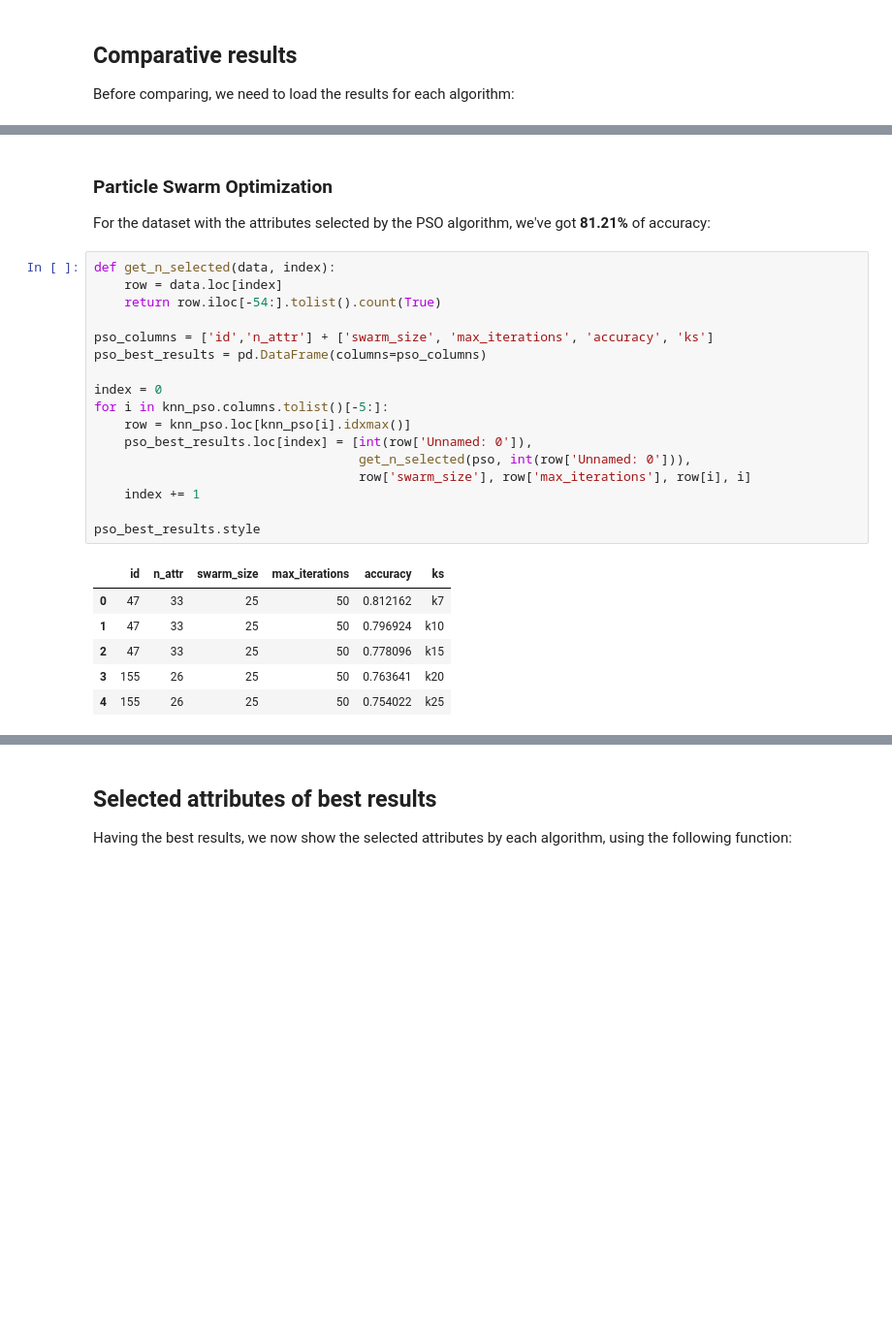
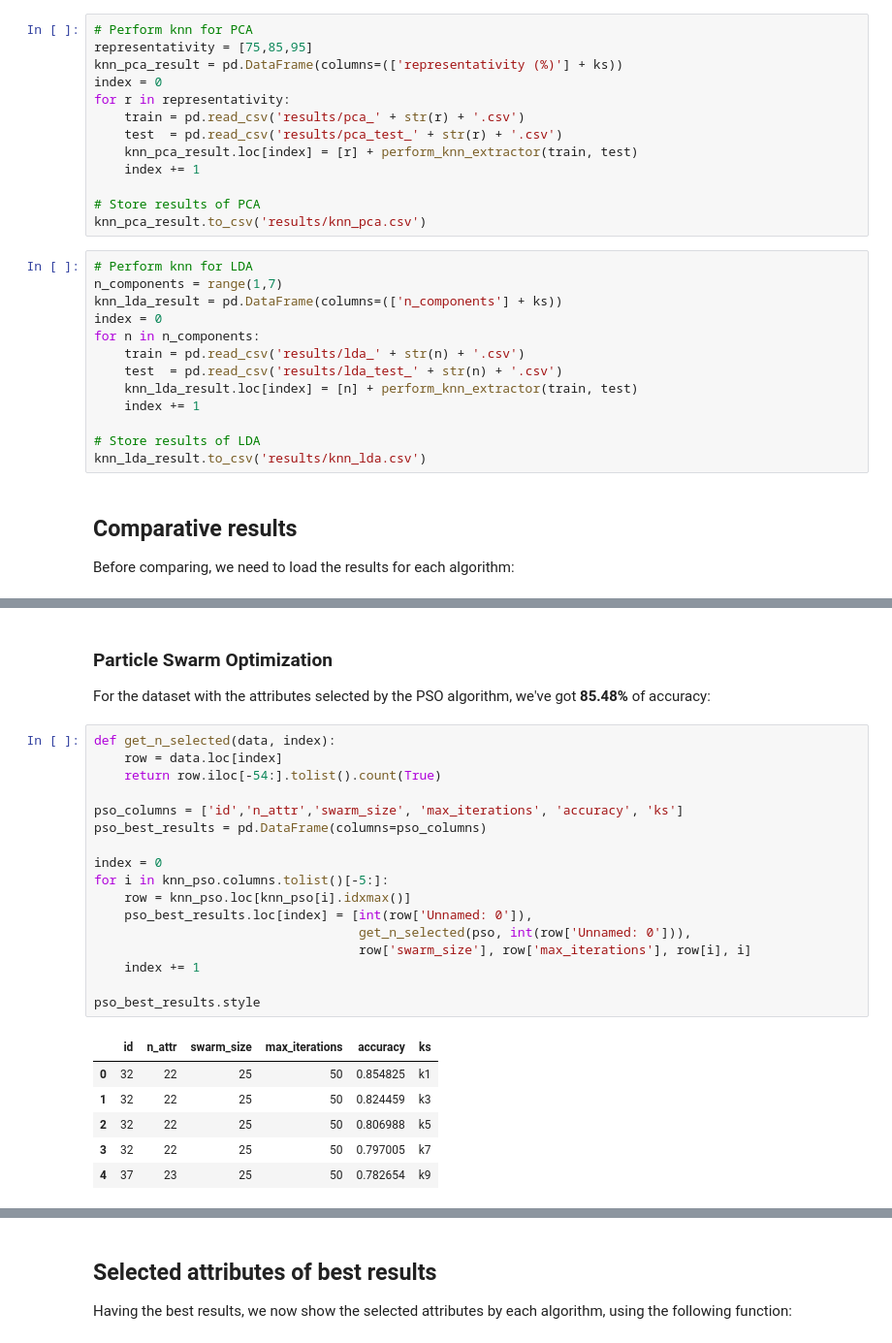
Before and after one commit to greati/covertype-data-analysis, a Jupyter notebook: k-NN Classifier.ipynb, the cells around one changed output, grey strips where cells are left out. Shown at 97% size. Drawn from its saved outputs; the diff is of its cells as text; blank space fills up the shorter version.

Commit message:
Perform knn and random forest of new datasets

```diff
--- a/k-NN Classifier.ipynb
+++ b/k-NN Classifier.ipynb
@@ -165,3 +216,29 @@ knn_ga_result.to_csv('results/knn_ga.csv')
+# %%
+# Perform knn for PCA
+representativity = [75,85,95]
+knn_pca_result = pd.DataFrame(columns=(['representativity (%)'] + ks))
+index = 0
+for r in representativity:
+    train = pd.read_csv('results/pca_' + str(r) + '.csv')
+    test  = pd.read_csv('results/pca_test_' + str(r) + '.csv')
+    knn_pca_result.loc[index] = [r] + perform_knn_extractor(train, test)
+    index += 1
+
+# Store results of PCA
+knn_pca_result.to_csv('results/knn_pca.csv')
+# %%
+# Perform knn for LDA
+n_components = range(1,7)
+knn_lda_result = pd.DataFrame(columns=(['n_components'] + ks))
+index = 0
+for n in n_components:
+    train = pd.read_csv('results/lda_' + str(n) + '.csv')
+    test  = pd.read_csv('results/lda_test_' + str(n) + '.csv')
+    knn_lda_result.loc[index] = [n] + perform_knn_extractor(train, test)
+    index += 1
+
+# Store results of LDA
+knn_lda_result.to_csv('results/knn_lda.csv')
 # %% [markdown]
 ## Comparative results
 
@@ -187,31 +266,31 @@ knn_original.style
 # %% [markdown]
 ### Particle Swarm Optimization
 
-For the dataset with the attributes selected by the PSO algorithm, we've got **81.21%** of accuracy:
+For the dataset with the attributes selected by the PSO algorithm, we've got **85.48%** of accuracy:
 # %%
 def get_n_selected(data, index):
     row = data.loc[index]
     return row.iloc[-54:].tolist().count(True)
 
-pso_columns = ['id','n_attr'] + ['swarm_size', 'max_iterations', 'accuracy', 'ks']
+pso_columns = ['id','n_attr','swarm_size', 'max_iterations', 'accuracy', 'ks']
 pso_best_results = pd.DataFrame(columns=pso_columns)
 
 index = 0
 for i in knn_pso.columns.tolist()[-5:]:
     row = knn_pso.loc[knn_pso[i].idxmax()]
     pso_best_results.loc[index] = [int(row['Unnamed: 0']),
                                    get_n_selected(pso, int(row['Unnamed: 0'])),
                                    row['swarm_size'], row['max_iterations'], row[i], i]
     index += 1
 
 pso_best_results.style
 # %% [output]
 |  | id | n_attr | swarm_size | max_iterations | accuracy | ks |
-| 0 | 47 | 33 | 25 | 50 | 0.812162 | k7 |
-| 1 | 47 | 33 | 25 | 50 | 0.796924 | k10 |
-| 2 | 47 | 33 | 25 | 50 | 0.778096 | k15 |
-| 3 | 155 | 26 | 25 | 50 | 0.763641 | k20 |
-| 4 | 155 | 26 | 25 | 50 | 0.754022 | k25 |
+| 0 | 32 | 22 | 25 | 50 | 0.854825 | k1 |
+| 1 | 32 | 22 | 25 | 50 | 0.824459 | k3 |
+| 2 | 32 | 22 | 25 | 50 | 0.806988 | k5 |
+| 3 | 32 | 22 | 25 | 50 | 0.797005 | k7 |
+| 4 | 37 | 23 | 25 | 50 | 0.782654 | k9 |
 # %% [markdown]
 ### Genetic Algorithm
 
```
Also changed, not shown: parts of 19 cells of this notebook, 41 other files.
